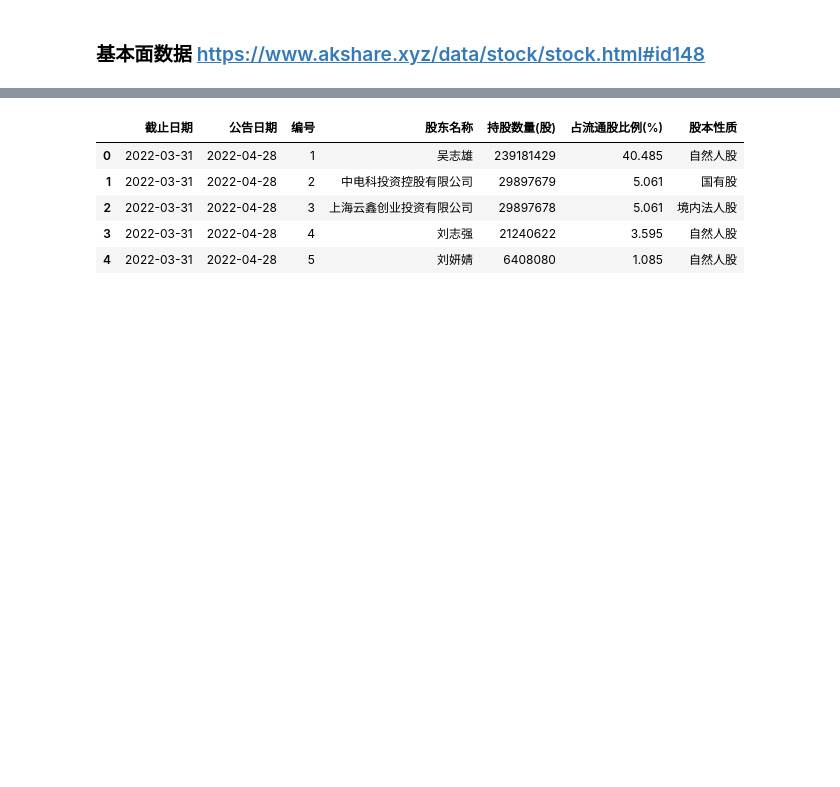
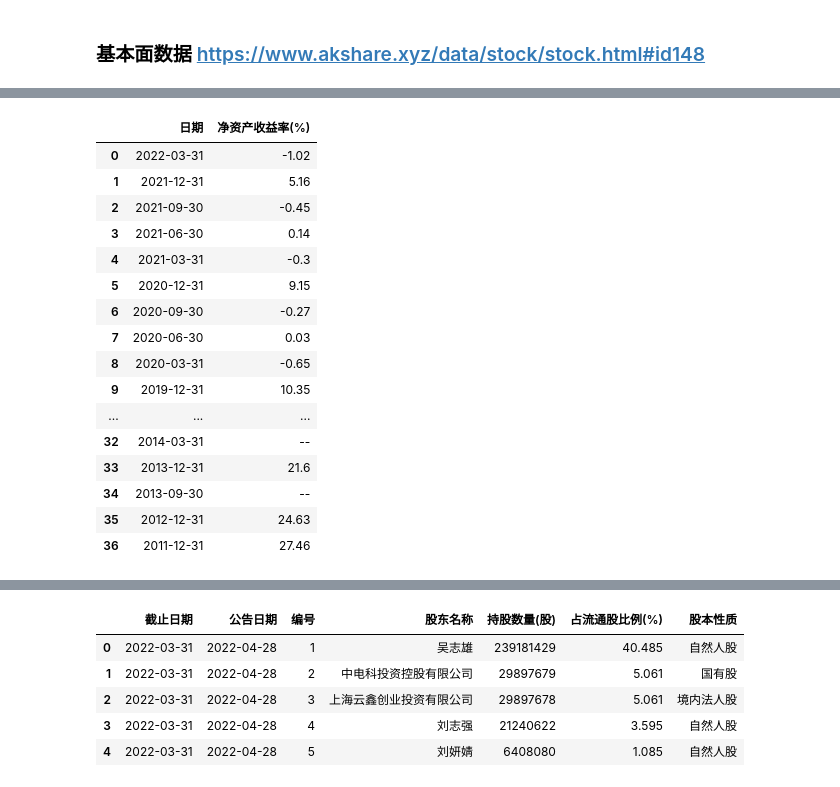
Before and after one commit to xtwxfxk/left5, a Jupyter notebook: stock/akshare.ipynb, the cells around one changed output, grey strips where cells are left out. Saved outputs shown, nothing was run; the diff lists cells and outputs as text; code cells hidden in the pictures; blank space fills up the shorter version.

```diff
--- a/stock/akshare.ipynb
+++ b/stock/akshare.ipynb
@@ -194,0 +197,2 @@ df.head()
+# %%
+df = ak.stock_financial_analysis_indicator(symbol="603636")
@@ -195,3 +222,23 @@ df.head()
+# %%
+df[['日期','净资产收益率(%)']]
+# %% [output]
+|  | 日期 | 净资产收益率(%) |
+| 0 | 2022-03-31 | -1.02 |
+| 1 | 2021-12-31 | 5.16 |
+| 2 | 2021-09-30 | -0.45 |
+| 3 | 2021-06-30 | 0.14 |
+| 4 | 2021-03-31 | -0.3 |
+| 5 | 2020-12-31 | 9.15 |
+| 6 | 2020-09-30 | -0.27 |
+| 7 | 2020-06-30 | 0.03 |
+| 8 | 2020-03-31 | -0.65 |
+| 9 | 2019-12-31 | 10.35 |
+| ... | ... | ... |
+| 32 | 2014-03-31 | -- |
+| 33 | 2013-12-31 | 21.6 |
+| 34 | 2013-09-30 | -- |
+| 35 | 2012-12-31 | 24.63 |
+| 36 | 2011-12-31 | 27.46 |
 # %%
 df = ak.stock_zh_a_gdhs(symbol="20210930") # 股东户数
 # %%
```
Also changed, not shown: parts of 3 cells of this notebook.
